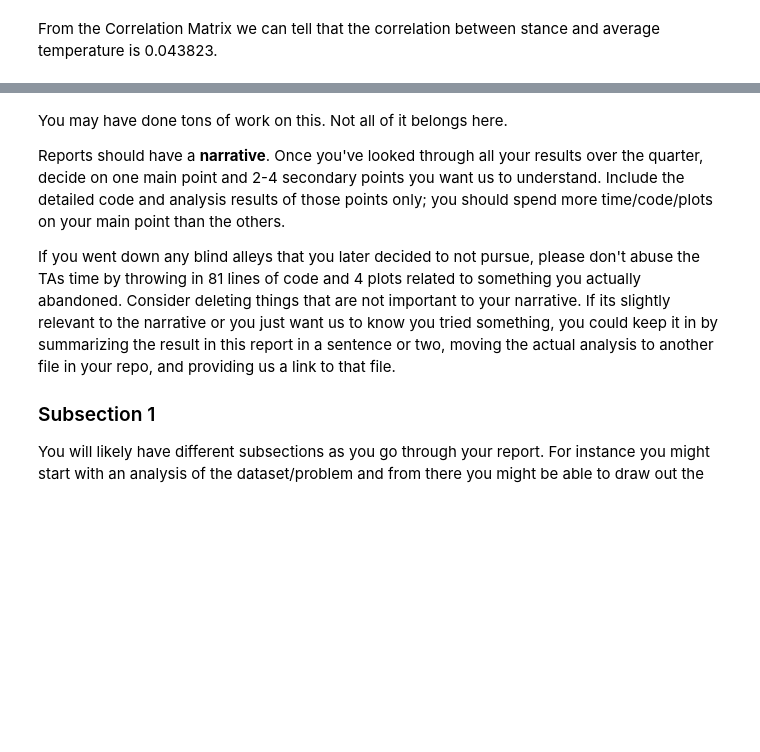
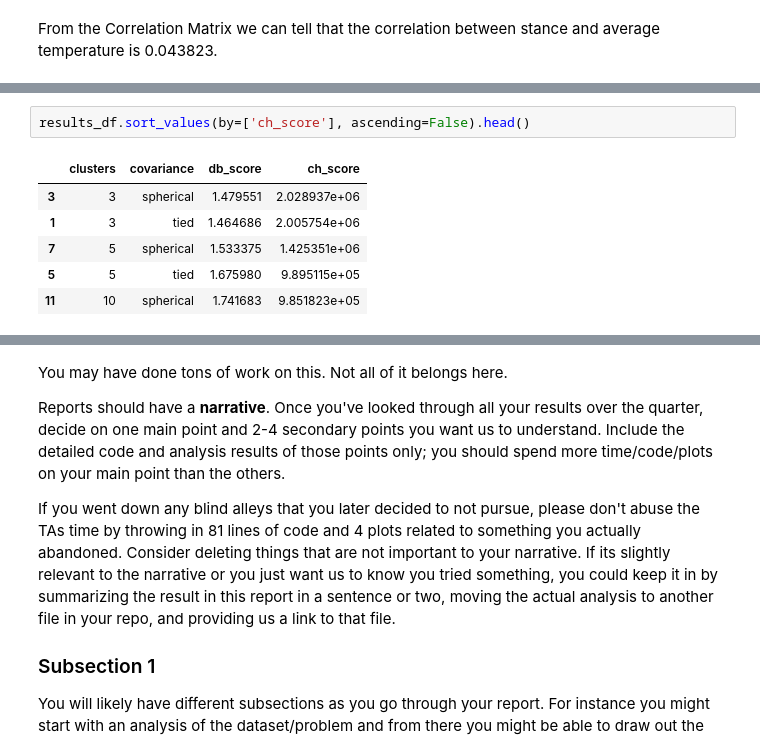
Before and after one commit to Kisha-H/Group-YAQ, a Jupyter notebook: FinalProject_groupXXX.ipynb, the cells around one changed output, grey strips where cells are left out. Cells and saved outputs as stored; diff of their text form; blank space fills up the shorter version.

```diff
--- a/FinalProject_groupXXX.ipynb
+++ b/FinalProject_groupXXX.ipynb
@@ -219,0 +405,9 @@ From the Correlation Matrix we can tell that the correlation between stance and
+# %%
+results_df.sort_values(by=['ch_score'], ascending=False).head()
+# %% [output]
+|  | clusters | covariance | db_score | ch_score |
+| 3 | 3 | spherical | 1.479551 | 2.028937e+06 |
+| 1 | 3 | tied | 1.464686 | 2.005754e+06 |
+| 7 | 5 | spherical | 1.533375 | 1.425351e+06 |
+| 5 | 5 | tied | 1.675980 | 9.895115e+05 |
+| 11 | 10 | spherical | 1.741683 | 9.851823e+05 |
```
Also changed, not shown: parts of 41 cells of this notebook.
